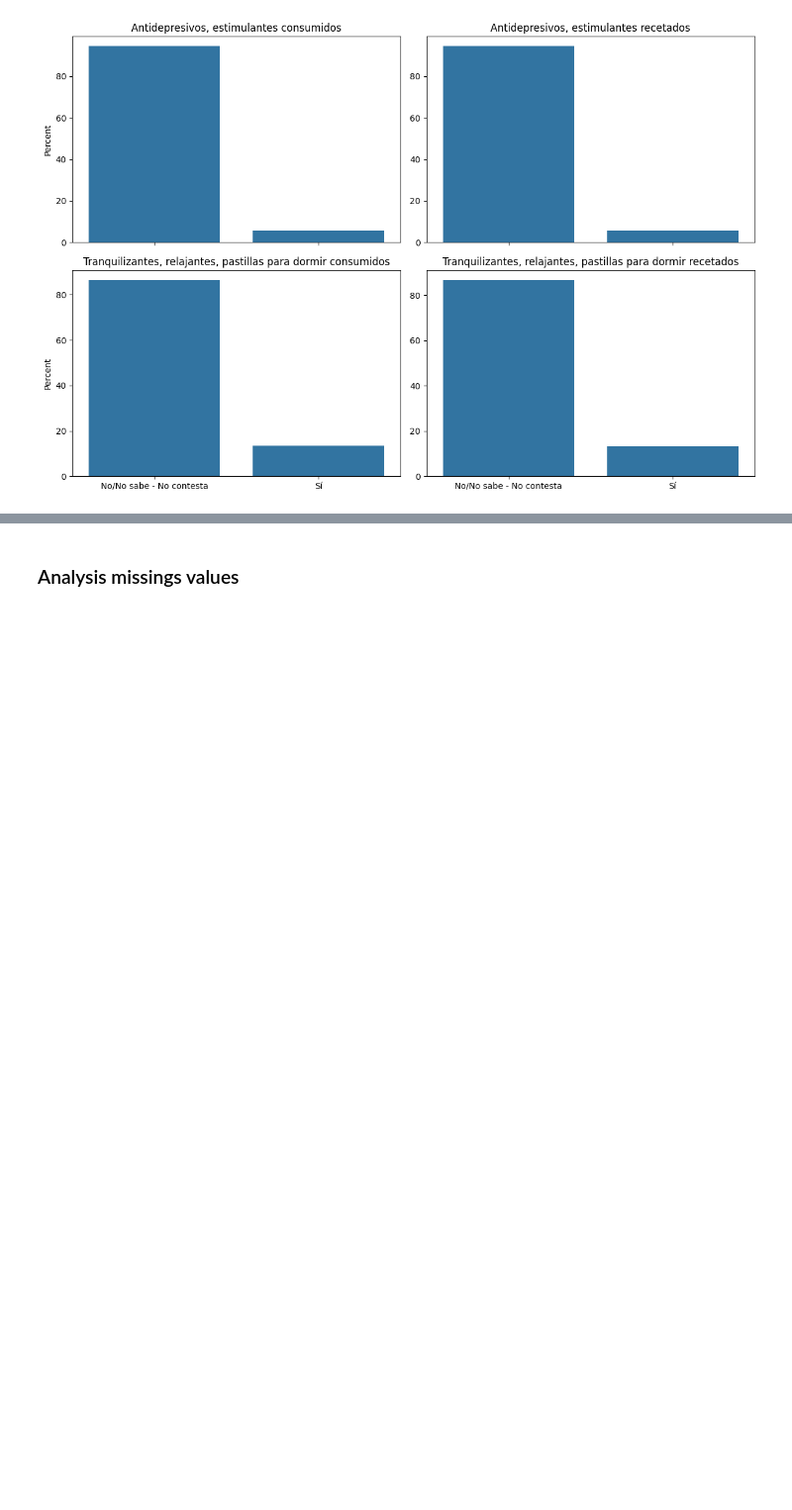
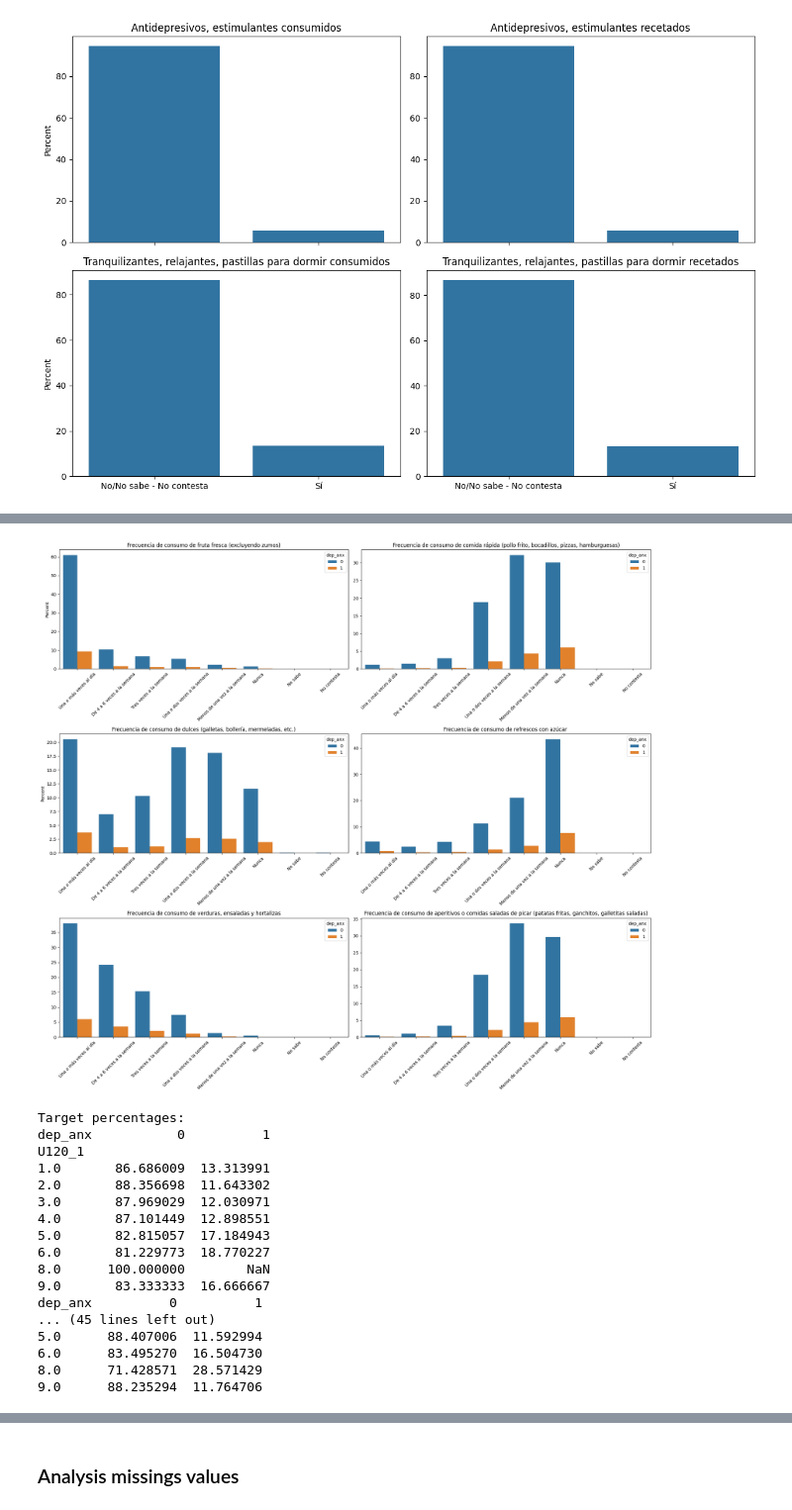
Before and after one commit to linama2593/mental_health_spain, a Jupyter notebook: src/exploratory_data_analysis_json.ipynb, the cells around one changed output, grey strips where cells are left out. Shown at 99% size. Cells and saved outputs as stored; diff of their text form; code cells hidden in the pictures; blank space fills up the shorter version.

```diff
--- a/src/exploratory_data_analysis_json.ipynb
+++ b/src/exploratory_data_analysis_json.ipynb
@@ -307,0 +418,48 @@ plt.show()
+# %%
+vars=['U120_1','U120_13', 'U120_11', 'U120_12', 'U120_7', 'U120_14']
+cols=2
+rows=((len(df[vars].columns) - 1) // cols) + 1
+fig, axis = plt.subplots(rows, cols, figsize=(20, rows * 6))
+
+for col, ax in zip(df[vars].columns , axis.flatten()):
+  values, categories, title= parse_json(col)
+  sns.countplot(data=df, x=col, hue = 'dep_anx', ax=ax, stat='percent')
+  ax.set_title(title)
+  ax.set_ylabel('')
+  ax.set_xlabel('')
+  ax.set_xticks(range(len(values)))
+  ax.set_xticklabels(categories,  rotation=45)
+
+axis[0,0].set_ylabel('Percent')
+axis[1,0].set_ylabel('Percent')
+
+
+#removing empty subplots
+for i in range(len(df[vars]), len(axis.flatten())):
+      fig.delaxes(axis.flatten()[i])
+
+plt.tight_layout()
+plt.show()
+
+print("Target percentages:")
+for i in vars:
+     percentage_dep_anx(i)
+# %% [output]
+[figure, added]
+Target percentages:
+dep_anx           0          1
+U120_1
+1.0       86.686009  13.313991
+2.0       88.356698  11.643302
+3.0       87.969029  12.030971
+4.0       87.101449  12.898551
+5.0       82.815057  17.184943
+6.0       81.229773  18.770227
+8.0      100.000000        NaN
+9.0       83.333333  16.666667
+dep_anx          0          1
+... (45 lines left out)
+5.0      88.407006  11.592994
+6.0      83.495270  16.504730
+8.0      71.428571  28.571429
+9.0      88.235294  11.764706
```
Also changed, not shown: parts of 14 cells of this notebook.
